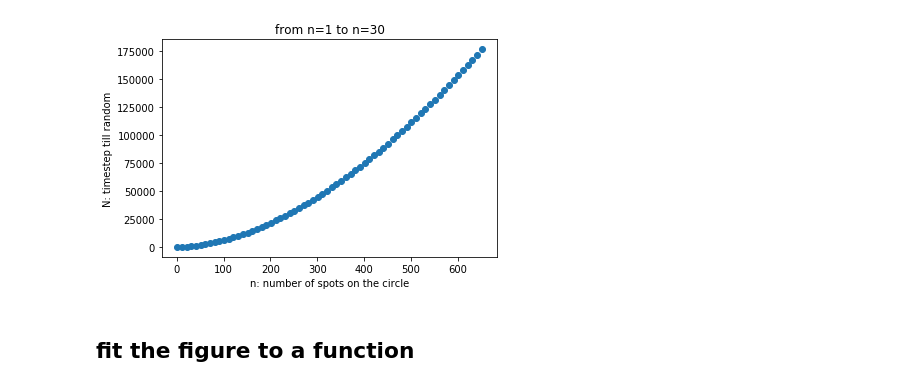
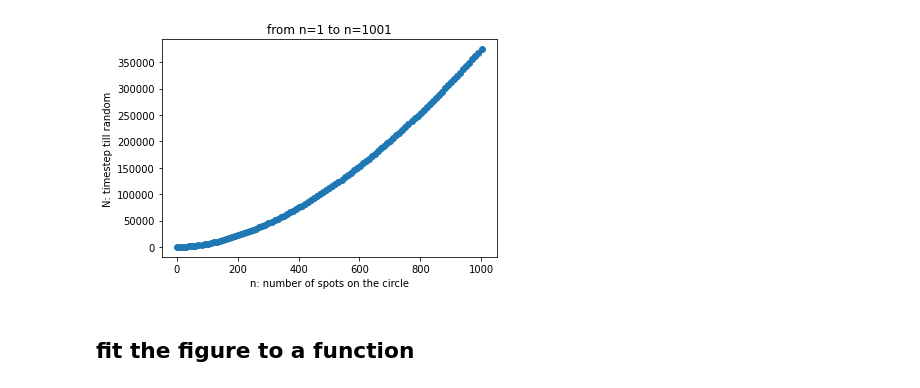
Before and after one commit to lliu58b/BUMP-code, a Jupyter notebook: data1_plotting.ipynb, the cells around one changed output. Cells and saved outputs as stored; diff of their text form; code cells hidden in the pictures.

```diff
--- a/data1_plotting.ipynb
+++ b/data1_plotting.ipynb
@@ -8,20 +8,20 @@ from scipy.optimize import curve_fit
 data1 = pd.read_csv("matlab_sim/data3.csv")
 n1 = np.array([])
 N1 = np.array([])
-for i in range(66):
+for i in range(101):
     n1 = np.append(n1, data1.n.iloc[i])
     N1 = np.append(N1, data1.N.iloc[i])
 # %%
 # plotting the figure
 plt.ion()
 plt.figure()
 plt.plot(n1, N1, 'o')
-plt.title('from n=1 to n=30')
+plt.title('from n=1 to n=1001')
 plt.xlabel('n: number of spots on the circle')
 plt.ylabel('N: timestep till random')
 plt.show()
 # %% [output]
-[figure, old version]
+[figure, new version]
 # %% [markdown]
 ## fit the figure to a function
 # %%
```
Also changed, not shown: parts of 1 cell of this notebook, 1 other file.
